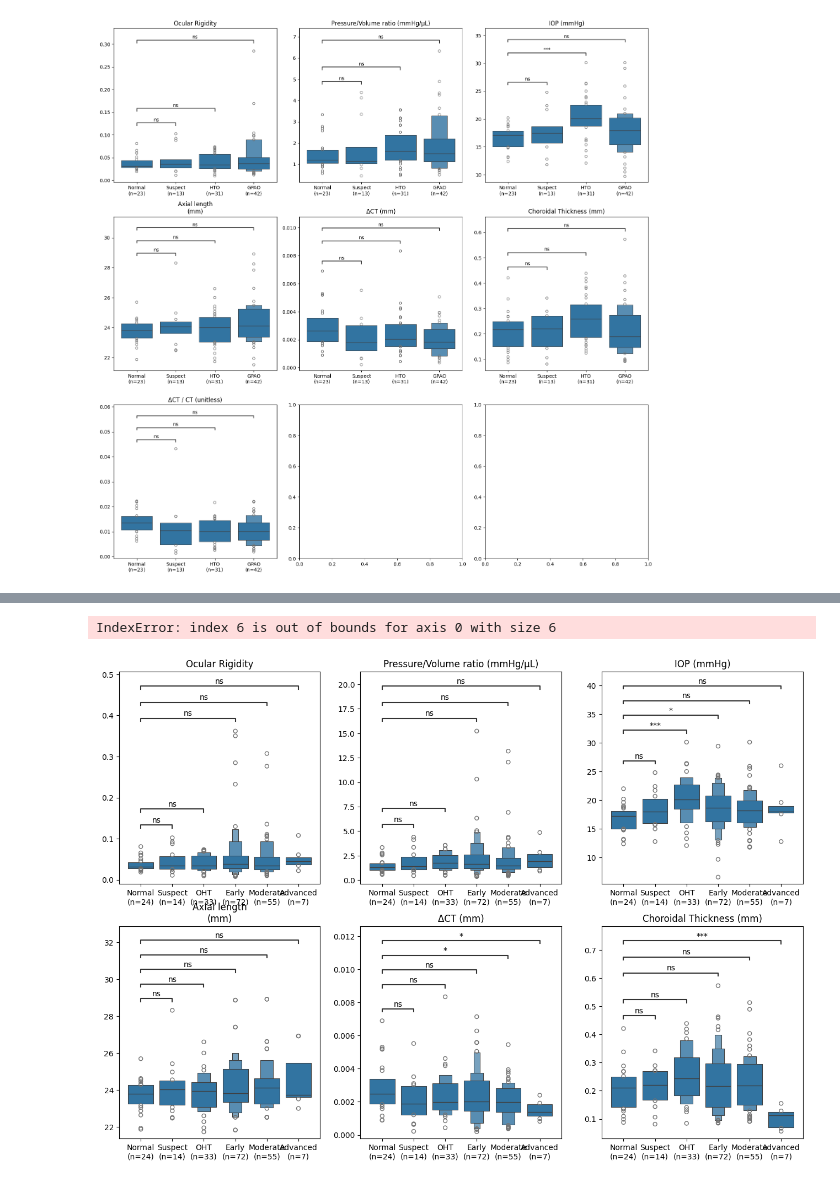
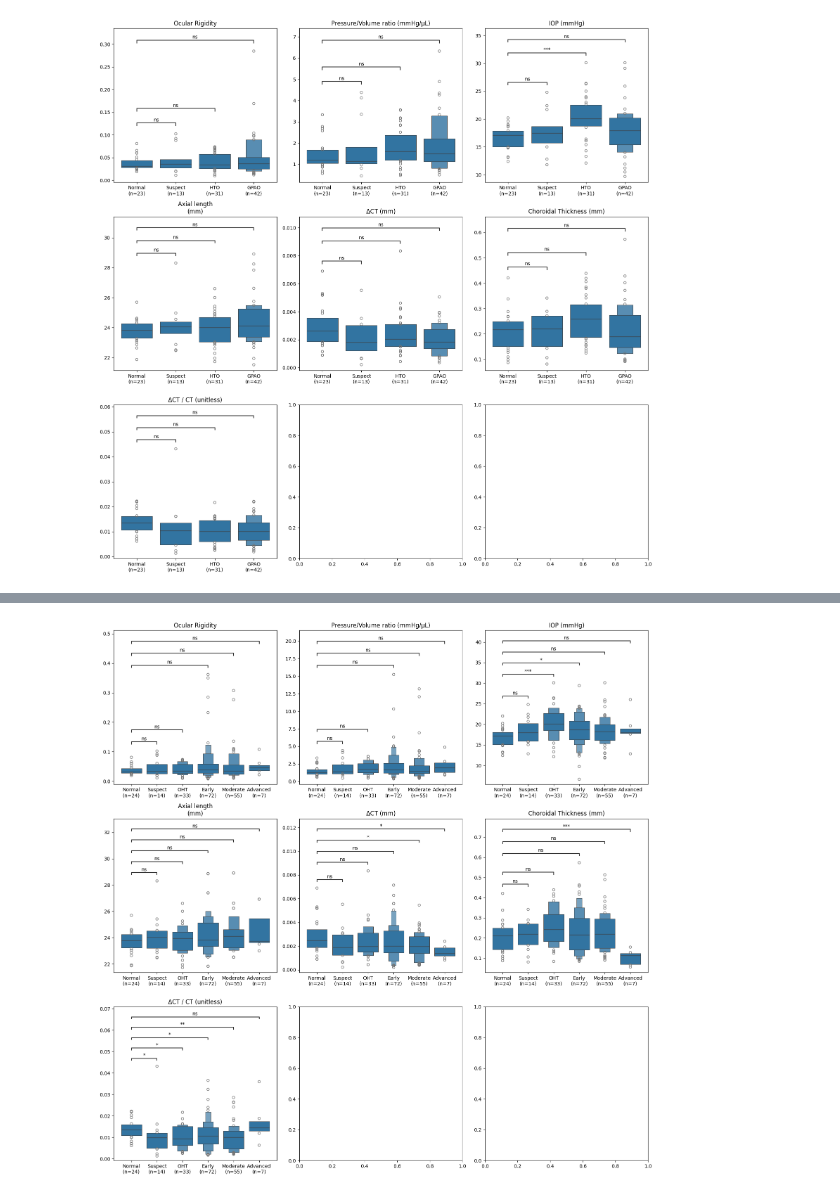
Before and after one commit to ClementPla/OcularRigidity, a Jupyter notebook: manuscript/notebooks/cross_sectional_study.ipynb, the cells around one changed output, grey strips where cells are left out. Drawn from its saved outputs; the diff is of its cells as text; code cells hidden in the pictures.

```diff
--- a/manuscript/notebooks/cross_sectional_study.ipynb
+++ b/manuscript/notebooks/cross_sectional_study.ipynb
@@ -220,32 +220,32 @@ def compare_to_reference(data, var, group="Type", reference=REFERENCE, order=ORD
 
 results = pd.concat(
     [compare_to_reference(df, v) for v, _ in variables_to_test], ignore_index=True
 )
 
 
 ncols = 3
 nrows = (len(variables_to_test) + ncols - 1) // ncols
 fig, axes = plt.subplots(nrows=nrows, ncols=ncols, figsize=(16, 16))
+axes = axes.flatten()
 for i, (var, label) in enumerate(variables_to_test):
     ax = axes[i]
     sns.boxenplot(data=df, y=var, x="Type", order=ORDER, ax=ax)
     ax.set_title(label)
     ax.set_xlabel("")
     ax.set_ylabel("")
     # counted per panel, not once for the figure: a variable with missing
     # values would otherwise advertise an n its test did not use.
     counts = df.dropna(subset=[var]).groupby("Type").size()
     ax.set_xticks(range(len(ORDER)))
     ax.set_xticklabels([f"{g}\n(n={counts.get(g, 0)})" for g in ORDER])
 
     r = results[results["variable"] == var]
     if len(r):
         pairs = [(REFERENCE, g) for g in r["group"]]
         ann = Annotator(ax, pairs, data=df, x="Type", y=var, order=ORDER)
         ann.configure(test=None, text_format="star", loc="inside", verbose=0)
         ann.set_pvalues_and_annotate(r["p"].values)
 plt.tight_layout()
 plt.show()
 # %% [output]
-IndexError: index 6 is out of bounds for axis 0 with size 6
-[figure, old version]
+[figure, new version]
```
Also changed, not shown: 1 other file.
